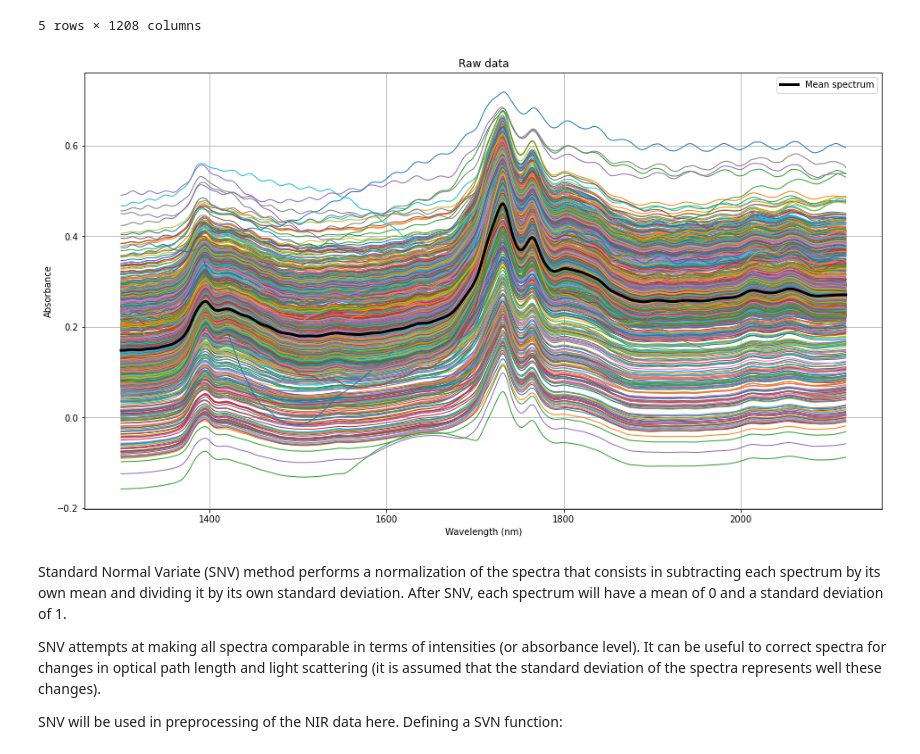
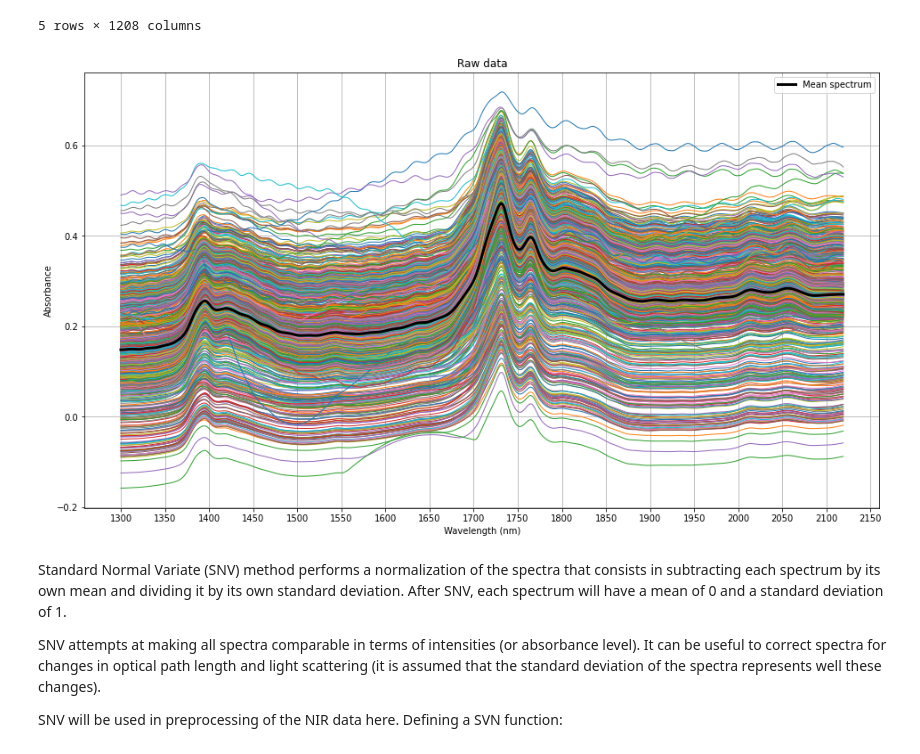
Before and after one commit to bitjungle/OpenData, a Jupyter notebook: bronir2/analysis.ipynb, the cells around one changed output. Saved outputs shown, nothing was run; the diff lists cells and outputs as text; code cells hidden in the pictures.

```diff
--- a/bronir2/analysis.ipynb
+++ b/bronir2/analysis.ipynb
@@ -43,16 +44,17 @@ wl = range(wl_start, wl_end)                 # NIR wavelength range
 # %%
 plt.figure(figsize=[16, 9])
 for n in range(0, len(X)):
     plt.plot(wl, X[n], linewidth=1)
 plt.plot(wl, Xmean, color="black", linewidth=3, label="Mean spectrum")
 plt.title('Raw data')
 plt.xlabel('Wavelength (nm)')
 plt.ylabel('Absorbance')
+plt.xticks([t for t in range(1300, 2200, 50)])
 plt.grid()
 plt.legend()
 plt.show()
 # %% [output]
-[figure, old version]
+[figure, new version]
 # %% [markdown]
 Standard Normal Variate (SNV) method performs a normalization of the spectra that consists in subtracting each spectrum by its own mean and dividing it by its own standard deviation. After SNV, each spectrum will have a mean of 0 and a standard deviation of 1.
 
```
Also changed, not shown: parts of 13 cells of this notebook.
